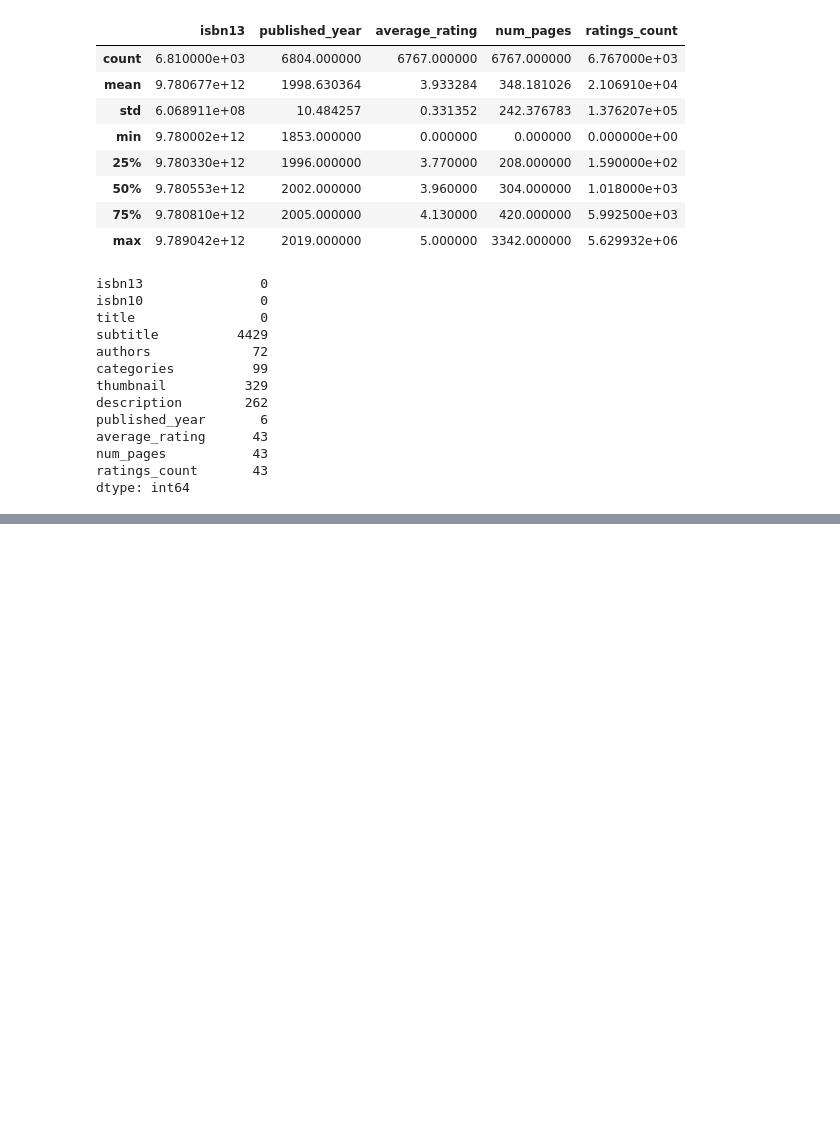
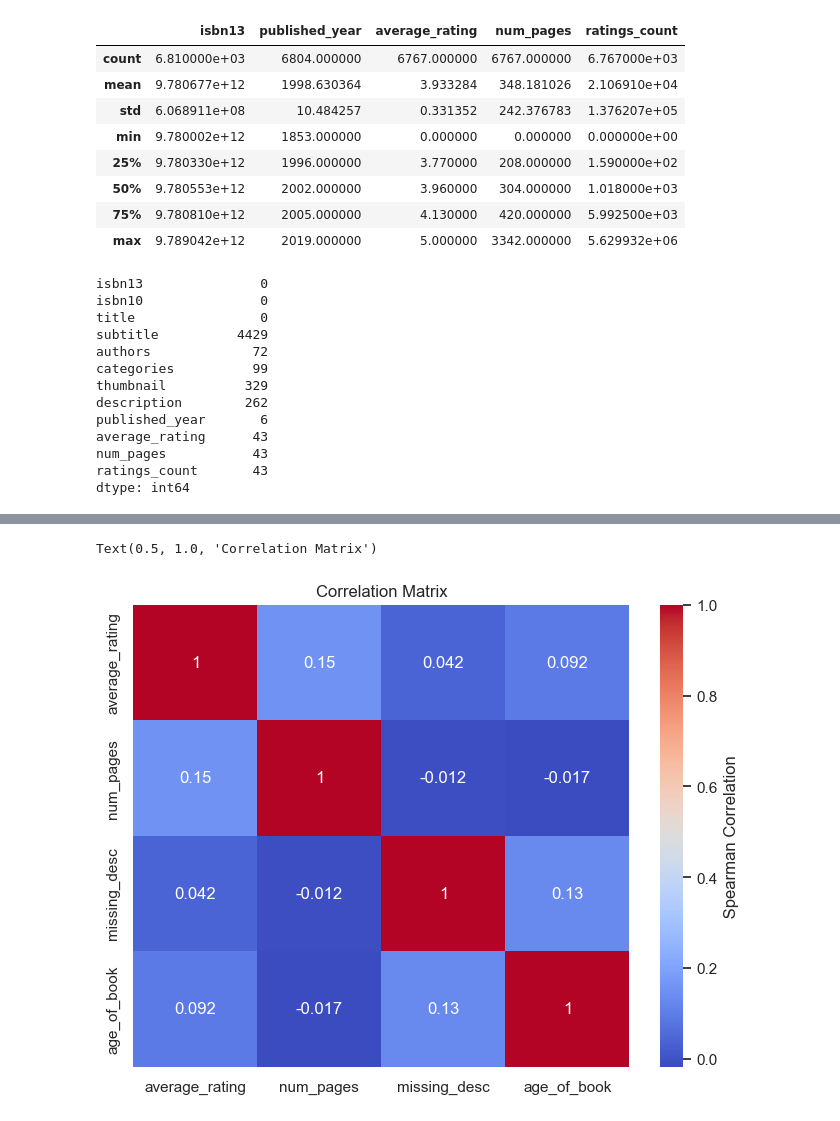
Before and after one commit to amitojbirah/llm-book-reco, a Jupyter notebook: nb1.ipynb, the cells around one changed output, grey strips where cells are left out. Saved outputs shown, nothing was run; the diff lists cells and outputs as text; code cells hidden in the pictures; blank space fills up the shorter version.

```diff
--- a/nb1.ipynb
+++ b/nb1.ipynb
@@ -75,0 +80,14 @@ dtype: int64
+# %%
+import numpy as np
+books["missing_desc"]= np.where(books["description"].isna(),1,0)
+books["age_of_book"]=2024-books["published_year"]
+# %%
+column_of_interest=["average_rating","num_pages","missing_desc","age_of_book"]
+correlation_matrix=books[column_of_interest].corr(method="spearman")
+sns.set_theme(style="white")
+plt.figure(figsize=(8,6))
+heatmap=sns.heatmap(correlation_matrix,annot=True,cmap="coolwarm",cbar_kws={"label":" Spearman Correlation "})
+heatmap.set_title("Correlation Matrix")
+# %% [output]
+Text(0.5, 1.0, 'Correlation Matrix')
+[figure, added]
```
Also changed, not shown: parts of 21 cells of this notebook, 5 other files.
